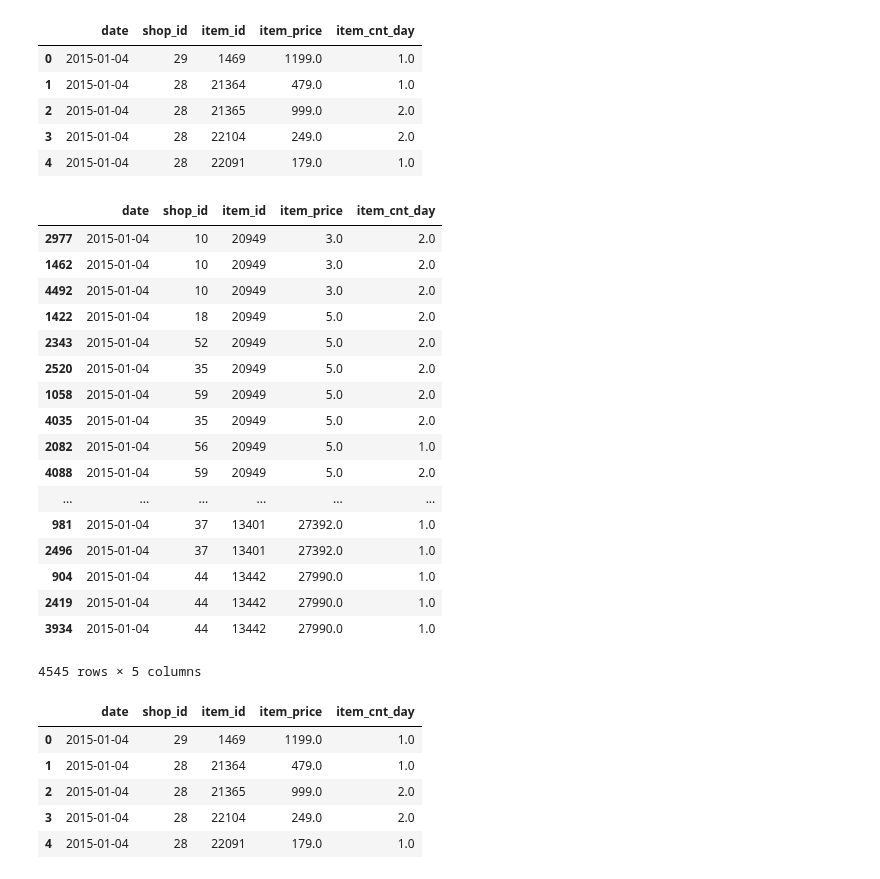
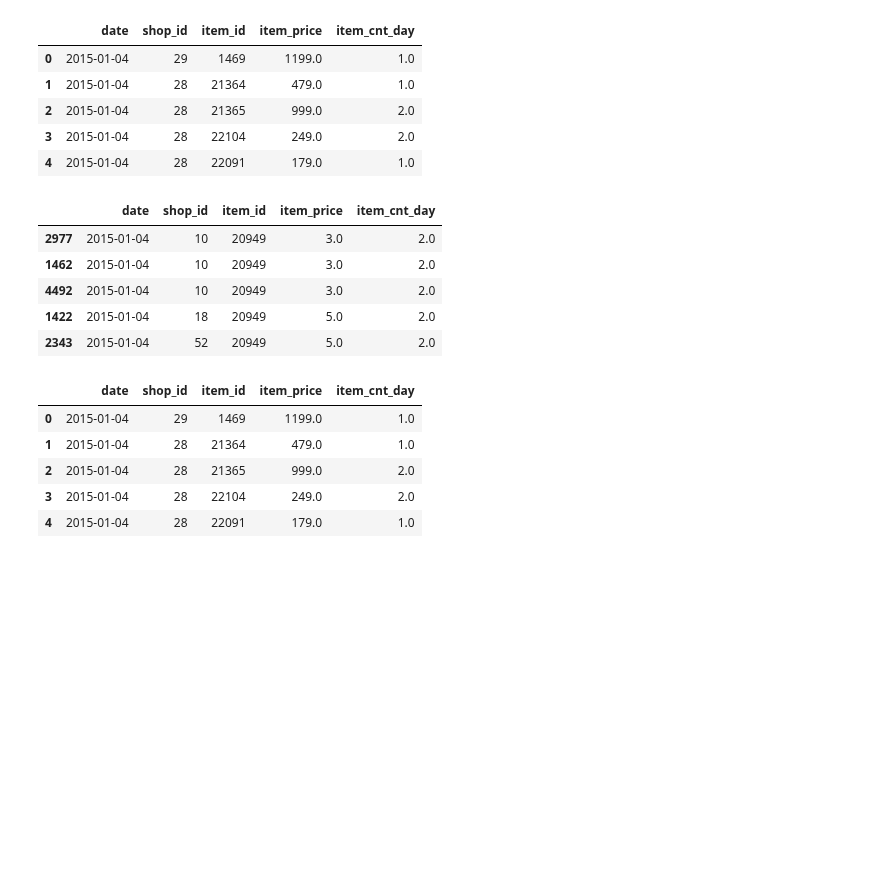
Before and after one commit to ta-data-bcn/lab-df-calculation-and-transformation, a Jupyter notebook: your-code/main.ipynb, the cells around one changed output. Drawn from its saved outputs; the diff is of its cells as text; code cells hidden in the pictures; blank space fills up the shorter version.

```diff
--- a/your-code/main.ipynb
+++ b/your-code/main.ipynb
@@ -84,26 +100,14 @@ raw_sales.head()
 | 3 | 2015-01-04 | 28 | 22104 | 249.0 | 2.0 |
 | 4 | 2015-01-04 | 28 | 22091 | 179.0 | 1.0 |
 # %%
-raw_sales.sort_values(by='item_price')
+raw_sales.sort_values(by='item_price').head()
 # %% [output]
 |  | date | shop_id | item_id | item_price | item_cnt_day |
 | 2977 | 2015-01-04 | 10 | 20949 | 3.0 | 2.0 |
 | 1462 | 2015-01-04 | 10 | 20949 | 3.0 | 2.0 |
 | 4492 | 2015-01-04 | 10 | 20949 | 3.0 | 2.0 |
 | 1422 | 2015-01-04 | 18 | 20949 | 5.0 | 2.0 |
 | 2343 | 2015-01-04 | 52 | 20949 | 5.0 | 2.0 |
-| 2520 | 2015-01-04 | 35 | 20949 | 5.0 | 2.0 |
-| 1058 | 2015-01-04 | 59 | 20949 | 5.0 | 2.0 |
-| 4035 | 2015-01-04 | 35 | 20949 | 5.0 | 2.0 |
-| 2082 | 2015-01-04 | 56 | 20949 | 5.0 | 1.0 |
-| 4088 | 2015-01-04 | 59 | 20949 | 5.0 | 2.0 |
-| ... | ... | ... | ... | ... | ... |
-| 981 | 2015-01-04 | 37 | 13401 | 27392.0 | 1.0 |
-| 2496 | 2015-01-04 | 37 | 13401 | 27392.0 | 1.0 |
-| 904 | 2015-01-04 | 44 | 13442 | 27990.0 | 1.0 |
-| 2419 | 2015-01-04 | 44 | 13442 | 27990.0 | 1.0 |
-| 3934 | 2015-01-04 | 44 | 13442 | 27990.0 | 1.0 |
-4545 rows × 5 columns
 # %%
 raw_sales.head()
 # %% [output]
```
Also changed, not shown: parts of 31 cells of this notebook, 8 other files.
